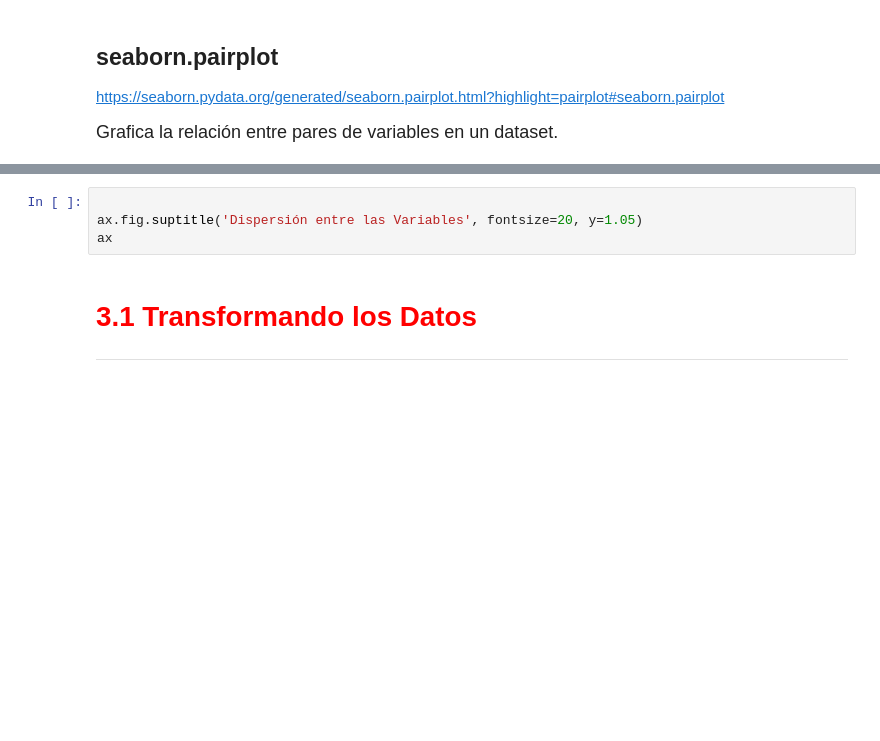
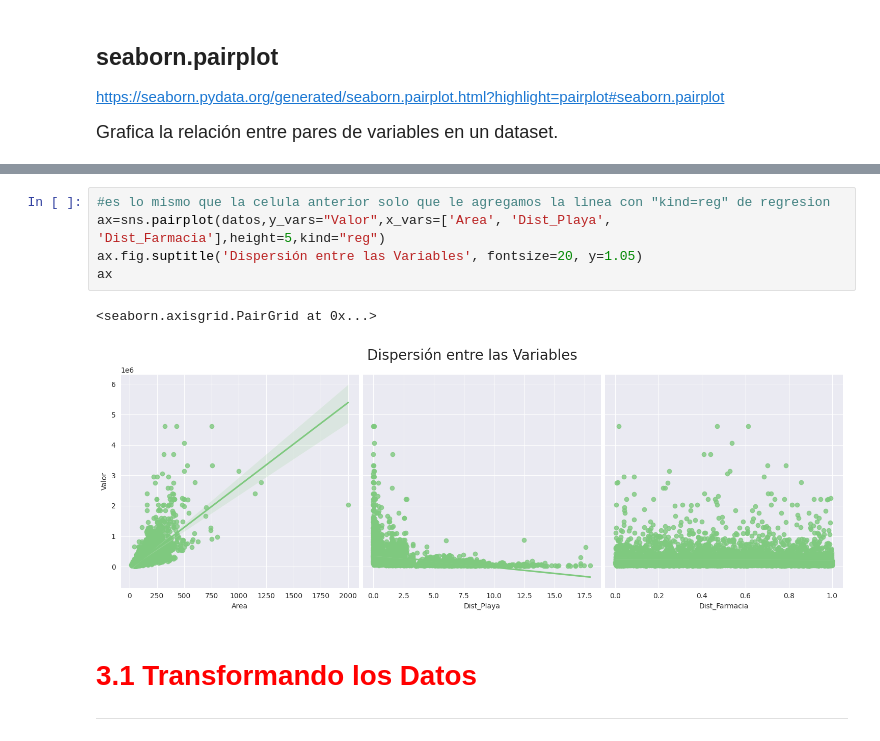
Before and after one commit to Ivan8Garcia/data-science, a Jupyter notebook: Regresión_Lineal_II.ipynb, the cells around one changed output, grey strips where cells are left out. Drawn from its saved outputs; the diff is of its cells as text; blank space fills up the shorter version.

```diff
--- a/Regresión_Lineal_II.ipynb
+++ b/Regresión_Lineal_II.ipynb
@@ -160,7 +179,11 @@ ax
 # %%
-
+#es lo mismo que la celula anterior solo que le agregamos la linea con "kind=reg" de regresion
+ax=sns.pairplot(datos,y_vars="Valor",x_vars=['Area', 'Dist_Playa', 'Dist_Farmacia'],height=5,kind="reg")
 ax.fig.suptitle('Dispersión entre las Variables', fontsize=20, y=1.05)
 ax
+# %% [output]
+<seaborn.axisgrid.PairGrid at 0x...>
+[figure, added]
 # %% [markdown]
 # <font color='red' style='font-size: 30px;'>3.1 Transformando los Datos</font>
 <hr style='border: 2px solid red;'>
```
Also changed, not shown: parts of 10 cells of this notebook.
